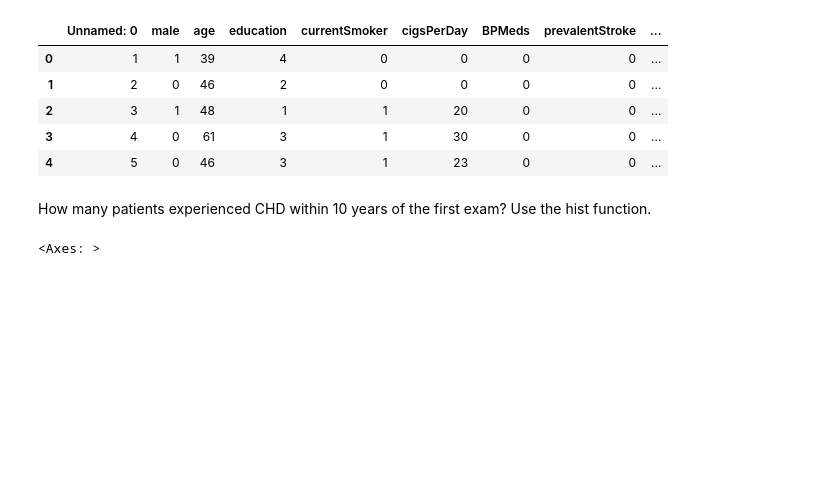
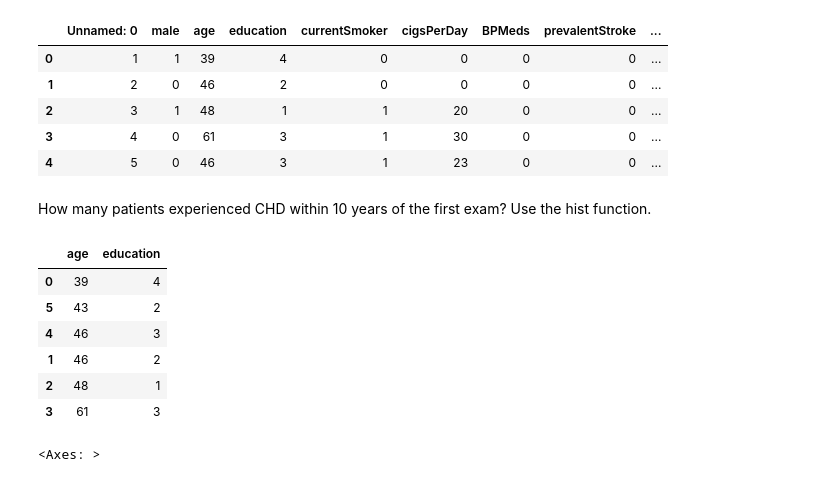
Before and after one commit to yuri-spizhovyi-mit/ET6-ML, a Jupyter notebook: Session1__data_analysis/notebooks/Recitation_1.ipynb, the cells around one changed output. Drawn from its saved outputs; the diff is of its cells as text; code cells hidden in the pictures; blank space fills up the shorter version.

```diff
--- a/Session1__data_analysis/notebooks/Recitation_1.ipynb
+++ b/Session1__data_analysis/notebooks/Recitation_1.ipynb
@@ -89,6 +89,16 @@ framingham.head() # using the method head
 | 4 | 5 | 0 | 46 | 3 | 1 | 23 | 0 | 0 | ... |
 # %% [markdown]
 How many patients experienced CHD within 10 years of the first exam? Use the hist function.
+# %%
+framingham[["age", "education"]].loc[0:5].sort_values(by="age", ascending=True)
+# %% [output]
+|  | age | education |
+| 0 | 39 | 4 |
+| 5 | 43 | 2 |
+| 4 | 46 | 3 |
+| 1 | 46 | 2 |
+| 2 | 48 | 1 |
+| 3 | 61 | 3 |
 # %%
 framingham["TenYearCHD"].hist()
 # %% [output]
```
Also changed, not shown: parts of 2 cells of this notebook.
